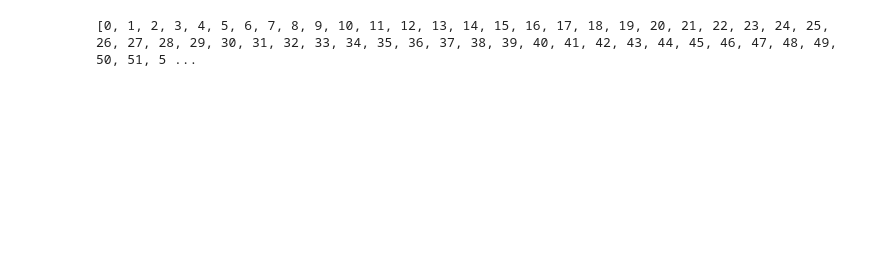
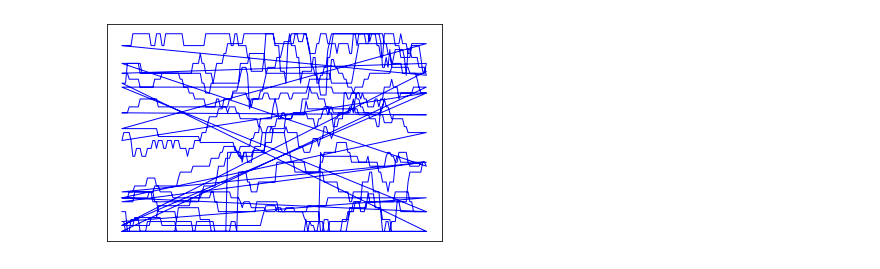
Before and after one commit to ConOLeary/Predicting_Bike_Distribution, a Jupyter notebook: linear_regression_approach.ipynb, the cells around one changed output. Saved outputs shown, nothing was run; the diff lists cells and outputs as text; code cells hidden in the pictures; blank space fills up the shorter version.

```diff
--- a/linear_regression_approach.ipynb
+++ b/linear_regression_approach.ipynb
@@ -21,6 +34,6 @@ class StationConstantInfo: # this is a class to contain constant information abo
 # %%
 station_id= []; daily_epoch_time= []; epoch_time= []; percent_bikes_available= [];
-station_constants= [StationConstantInfo(i) for i in range(1, MAX_STATION_ID + 1)]
+station_consts= [StationConstInfo(i) for i in range(1, MAX_STATION_ID + 1)]
 ids_to_populate= list(range(1, MAX_STATION_ID + 1))
 for missing_id in MISSING_STATIONS:
     ids_to_populate.remove(missing_id)
@@ -35,24 +48,33 @@ with open(FILENAME, newline='') as f:
                 continue
             current_id= int(row[0])
             if current_id in ids_to_populate:
-                station_constants[current_id - 2].populate(row[3], row[4], row[8], row[9], row[10])
+                station_consts[current_id - 2].populate(row[3], row[4], row[8], row[9], row[10])
                 ids_to_populate.remove(current_id)
-        for missing_id in MISSING_STATIONS:
-            station_constants.pop(missing_id - 2)
+        station_vars= [StationVarInfo(i) for i in range(1, MAX_STATION_ID + 1)]
+
         f.seek(0)
         reader= csv.reader(f); row= next(reader) # skip header
         for row_i, row in enumerate(reader):
             if row_i >= INPUT_ROWS_LIMIT:
                 break
+            station_vars[int(row[0]) - 1].add_datapoint( \
+                int((datetime.datetime(int(row[1][0:4]), int(row[1][5:7]), int(row[1][8:10]), int(row[1][11: 13]), int(row[1][14: 16])) - datetime.datetime(int(row[1][0:4]), int(row[1][5:7]), int(row[1][8:10]), 0, 0)).total_seconds() / SECS_IN_5MIN), \
+                int((datetime.datetime(int(row[1][0:4]), int(row[1][5:7]), int(row[1][8:10]), int(row[1][11: 13]), int(row[1][14: 16])) - datetime.datetime(2020,1,1,6,25)).total_seconds() / SECS_IN_5MIN), \
+                float("{:.2f}".format(float(row[6]) / float(row[4]))))
             station_id.append(row[0])
             daily_epoch_time.append(int((datetime.datetime(int(row[1][0:4]), int(row[1][5:7]), int(row[1][8:10]), int(row[1][11: 13]), int(row[1][14: 16])) - datetime.datetime(int(row[1][0:4]), int(row[1][5:7]), int(row[1][8:10]), 0, 0)).total_seconds() / SECS_IN_5MIN))
             epoch_time.append(int((datetime.datetime(int(row[1][0:4]), int(row[1][5:7]), int(row[1][8:10]), int(row[1][11: 13]), int(row[1][14: 16])) - datetime.datetime(2020,1,1,6,25)).total_seconds() / SECS_IN_5MIN)) # doing this long winded calculation rather than just indexing because I don't trust the data is fully chronological
-            percent_bikes_available.append(float(row[6]) / float(row[4]))
+            percent_bikes_available.append(float("{:.2f}".format(float(row[6]) / float(row[4]))))
     except csv.Error as e:
         sys.exit('file {}, line {}: {}'.format(filename, reader.line_num, e))
-# %%
-print(epoch_time)
-print("###########################")
-print(daily_epoch_time)
-# %% [output]
-[0, 1, 2, 3, 4, 5, 6, 7, 8, 9, 10, 11, 12, 13, 14, 15, 16, 17, 18, 19, 20, 21, 22, 23, 24, 25, 26, 27, 28, 29, 30, 31, 32, 33, 34, 35, 36, 37, 38, 39, 40, 41, 42, 43, 44, 45, 46, 47, 48, 49, 50, 51, 5 ...
+# %%
+# Plot outputs
+#plt.scatter(daily_epoch_time, percent_bikes_available,  color='black')
+plt.plot(epoch_time, percent_bikes_available, color='blue', linewidth=1)
+
+plt.xticks(())
+plt.yticks(())
+
+plt.show()
+# %% [output]
+[figure, added]
```
Also changed, not shown: parts of 2 cells of this notebook, 1 other file.
